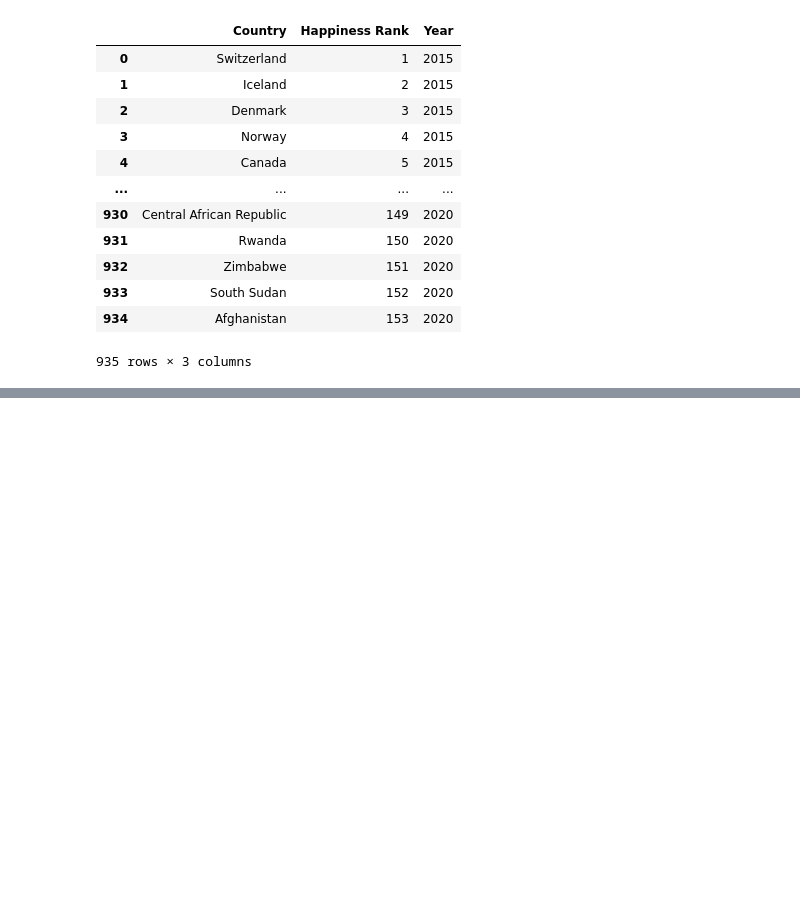
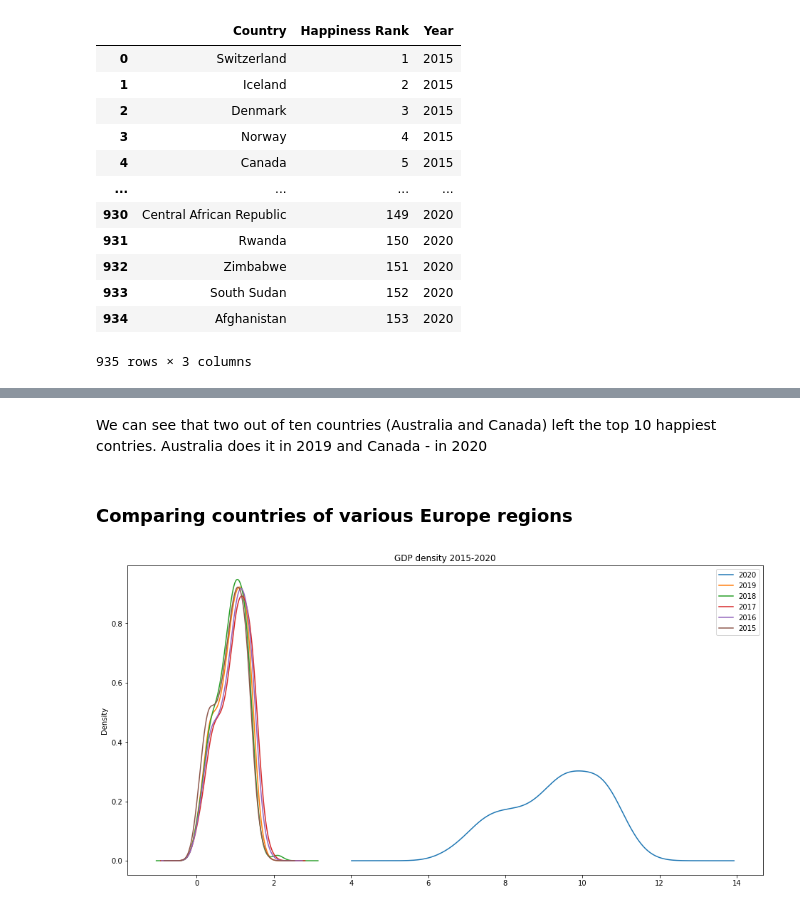
Before and after one commit to RMNT/toai_d_class, a Jupyter notebook: toai_class_d_project.ipynb, the cells around one changed output, grey strips where cells are left out. Drawn from its saved outputs; the diff is of its cells as text; code cells hidden in the pictures; blank space fills up the shorter version.

```diff
--- a/toai_class_d_project.ipynb
+++ b/toai_class_d_project.ipynb
@@ -410 +579,17 @@ happiness_rank_year
+# %% [markdown]
+We can see that two out of ten countries (Australia and Canada) left the top 10 happiest contries. Australia does it in 2019 and Canada - in 2020
+# %% [markdown]
+### Comparing countries of various Europe regions
+# %%
+fig, ax = plt.subplots(1, figsize=(16,8))
+whr_2020['Economy (GDP per Capita)'].plot.density(ax=ax, label=2020)
+whr_2019['Economy (GDP per Capita)'].plot.density(ax=ax, label=2019)
+whr_2018['Economy (GDP per Capita)'].plot.density(ax=ax, label=2018)
+whr_2017['Economy (GDP per Capita)'].plot.density(ax=ax, label=2017)
+whr_2016['Economy (GDP per Capita)'].plot.density(ax=ax, label=2016)
+whr_2015['Economy (GDP per Capita)'].plot.density(ax=ax, label=2015)
+ax.legend()
+ax.set_title('GDP density 2015-2020');
+# %% [output]
+[figure, added]
 # %%
```
Also changed, not shown: parts of 90 cells of this notebook.
